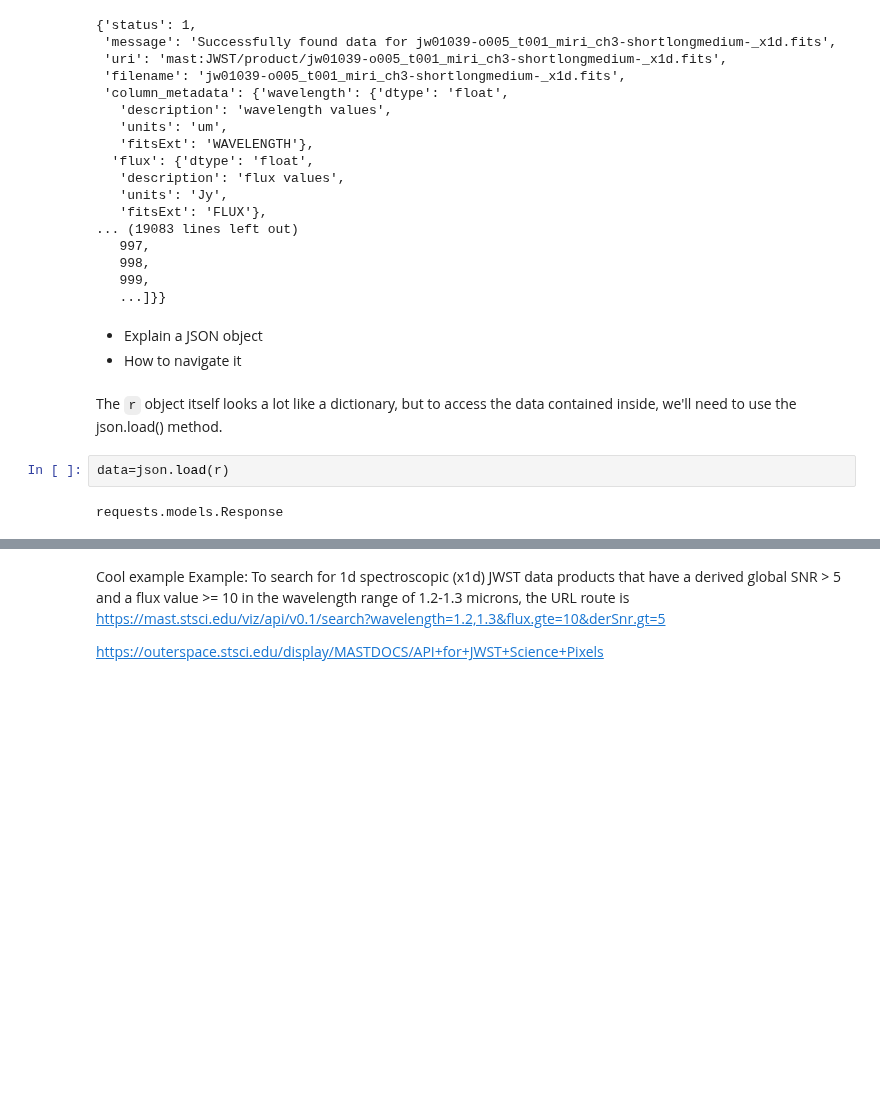
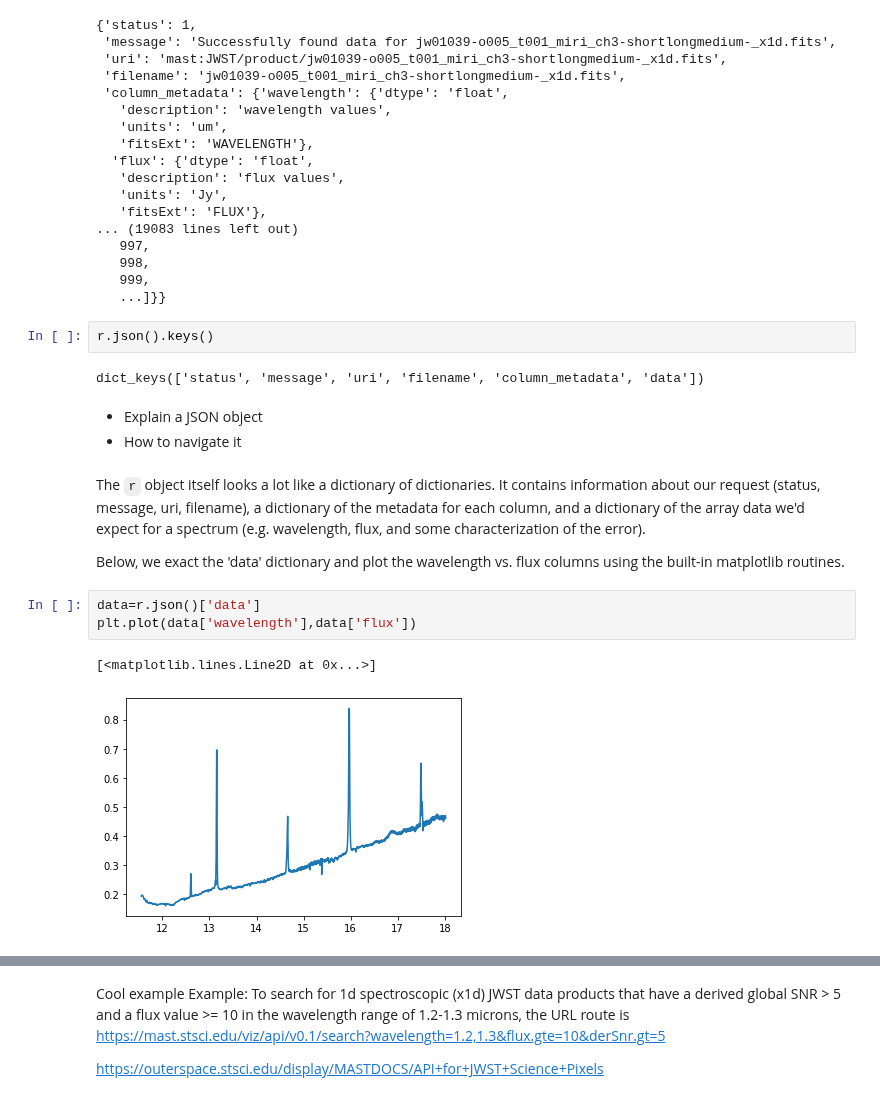
Before and after one commit to ScienceBetter/notebooks-stsci, a Jupyter notebook: notebooks/MAST/spectraldb_and_specviz/spectraldb_and_specviz.ipynb, the cells around one changed output, grey strips where cells are left out. Cells and saved outputs as stored; diff of their text form; blank space fills up the shorter version.

Commit message:
First draft contains each step from requesting json object, making spectrum, plotting it.

```diff
--- a/notebooks/MAST/spectraldb_and_specviz/spectraldb_and_specviz.ipynb
+++ b/notebooks/MAST/spectraldb_and_specviz/spectraldb_and_specviz.ipynb
@@ -90,12 +98,20 @@ r.json()
    998,
    999,
    ...]}}
+# %%
+r.json().keys()
+# %% [output]
+dict_keys(['status', 'message', 'uri', 'filename', 'column_metadata', 'data'])
 # %% [markdown]
 - Explain a JSON object
 - How to navigate it
-# %% [markdown]
-The `r` object itself looks a lot like a dictionary, but to access the data contained inside, we'll need to use the json.load() method.
-# %%
-data=json.load(r)
-# %% [output]
-requests.models.Response
+# %% [markdown]
+The `r` object itself looks a lot like a dictionary of dictionaries. It contains information about our request (status, message, uri, filename), a dictionary of the metadata for each column, and a dictionary of the array data we'd expect for a spectrum (e.g. wavelength, flux, and some characterization of the error).
+
+Below, we exact the 'data' dictionary and plot the wavelength vs. flux columns using the built-in matplotlib routines.
+# %%
+data=r.json()['data']
+plt.plot(data['wavelength'],data['flux'])
+# %% [output]
+[<matplotlib.lines.Line2D at 0x...>]
+[figure, added]
```
Also changed, not shown: parts of 18 cells of this notebook.
